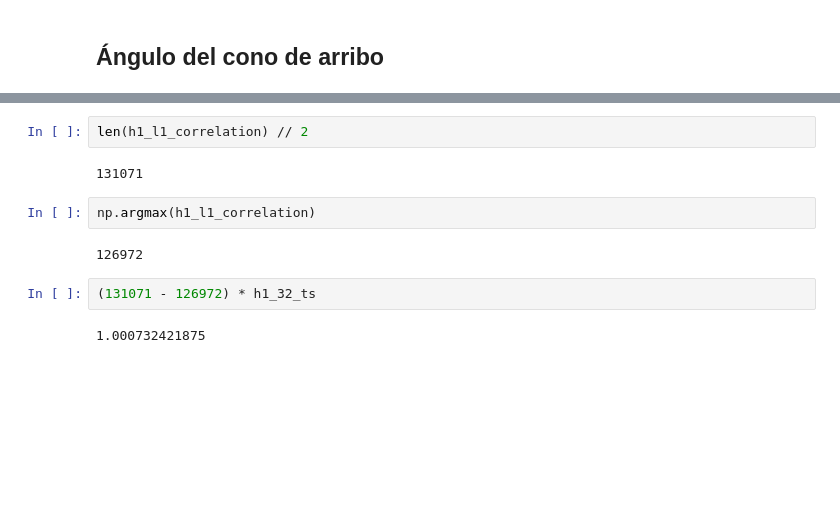
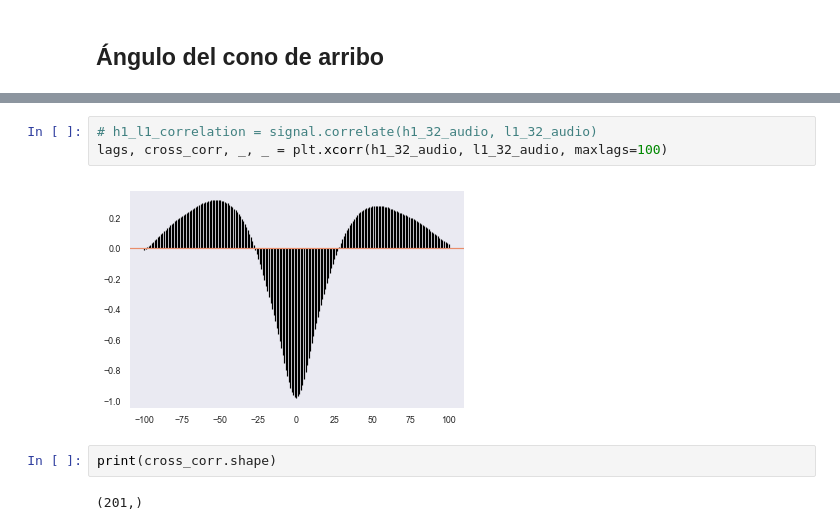
Before and after one commit to asp-image-dsp/asp-tp1, a Jupyter notebook: notebooks/report.ipynb, the cells around one changed output, grey strips where cells are left out. Saved outputs shown, nothing was run; the diff lists cells and outputs as text; blank space fills up the shorter version.

```diff
--- a/notebooks/report.ipynb
+++ b/notebooks/report.ipynb
@@ -792,12 +783,9 @@ plt.show()
-# %%
-len(h1_l1_correlation) // 2
-# %% [output]
-131071
-# %%
-np.argmax(h1_l1_correlation)
-# %% [output]
-126972
-# %%
-(131071 - 126972) * h1_32_ts
-# %% [output]
-1.000732421875
+# %%
+# h1_l1_correlation = signal.correlate(h1_32_audio, l1_32_audio)
+lags, cross_corr, _, _ = plt.xcorr(h1_32_audio, l1_32_audio, maxlags=100)
+# %% [output]
+[figure, added]
+# %%
+print(cross_corr.shape)
+# %% [output]
+(201,)
```
Also changed, not shown: parts of 10 cells of this notebook.
